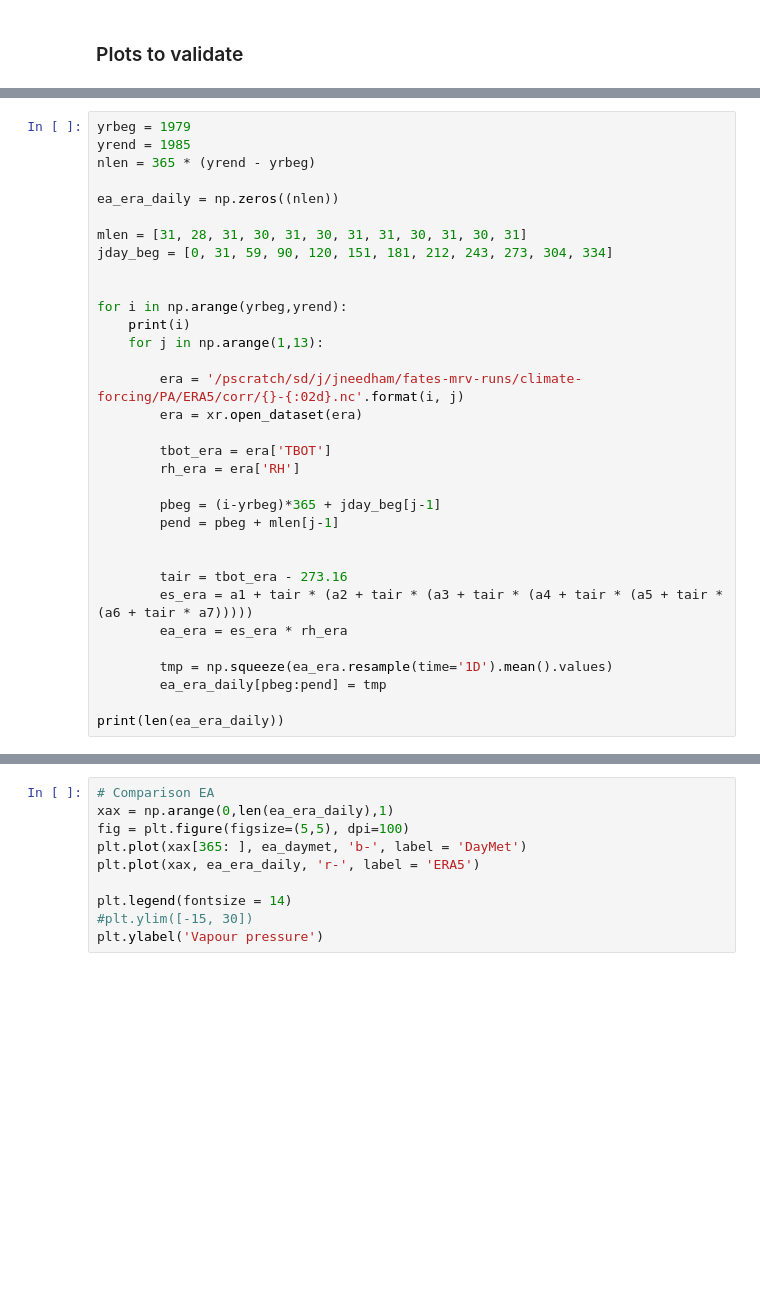
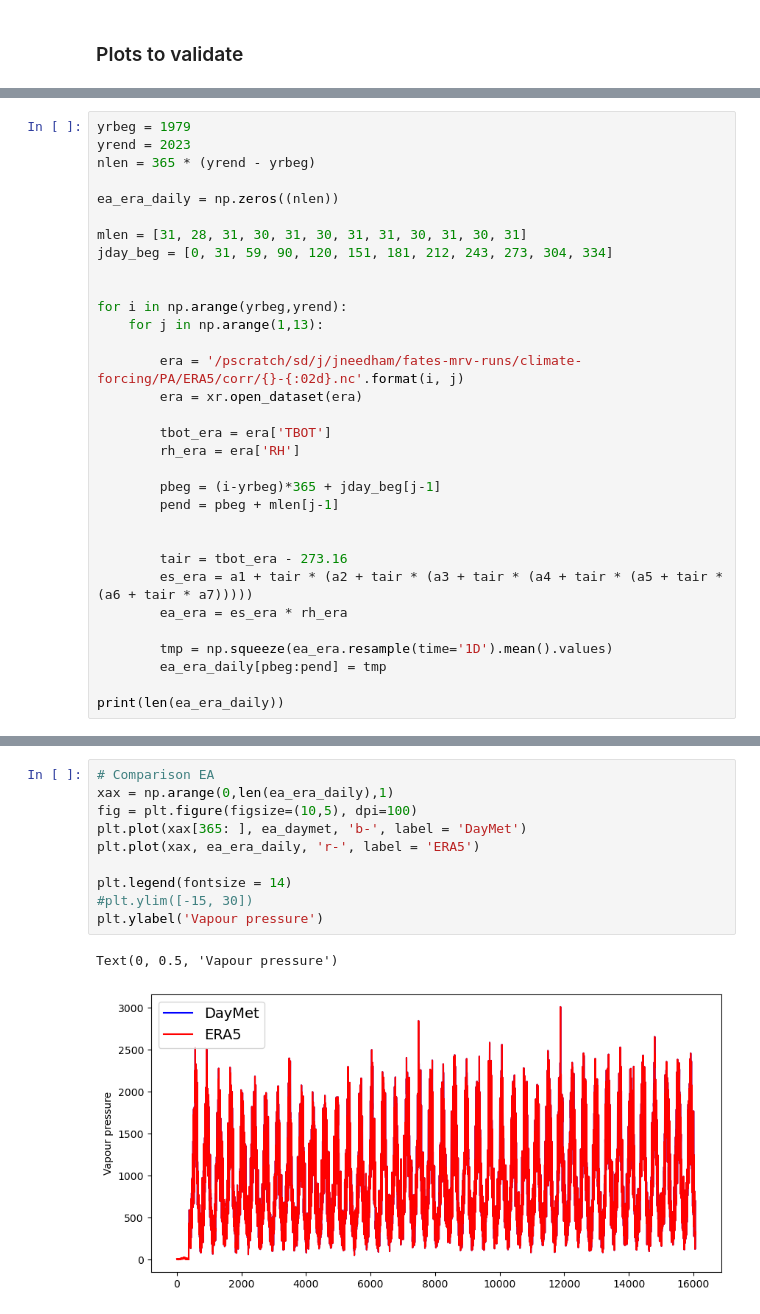
Before and after one commit to JessicaNeedham/FATES-MRV, a Jupyter notebook: climate_forcing_scripts/ERA5_PA_bias.ipynb, the cells around one changed output, grey strips where cells are left out. Drawn from its saved outputs; the diff is of its cells as text; blank space fills up the shorter version.

```diff
--- a/climate_forcing_scripts/ERA5_PA_bias.ipynb
+++ b/climate_forcing_scripts/ERA5_PA_bias.ipynb
@@ -314,6 +331,6 @@ plt.ylabel('Wind speed (mps)')
 # %%
 yrbeg = 1979
-yrend = 1985
+yrend = 2023
 nlen = 365 * (yrend - yrbeg)
 
 ea_era_daily = np.zeros((nlen))
@@ -323,7 +340,6 @@ jday_beg = [0, 31, 59, 90, 120, 151, 181, 212, 243, 273, 304, 334]
 
 
 for i in np.arange(yrbeg,yrend):
-    print(i)
     for j in np.arange(1,13):
 
         era = '/pscratch/sd/j/jneedham/fates-mrv-runs/climate-forcing/PA/ERA5/corr/{}-{:02d}.nc'.format(i, j)
@@ -354,10 +374,13 @@ ea_daymet = np.squeeze(df_daymet_yr['vp (Pa)'].values)
 # %%
 # Comparison EA
 xax = np.arange(0,len(ea_era_daily),1)
-fig = plt.figure(figsize=(5,5), dpi=100)
+fig = plt.figure(figsize=(10,5), dpi=100)
 plt.plot(xax[365: ], ea_daymet, 'b-', label = 'DayMet')
 plt.plot(xax, ea_era_daily, 'r-', label = 'ERA5')
 
 plt.legend(fontsize = 14)
 #plt.ylim([-15, 30])
 plt.ylabel('Vapour pressure')
+# %% [output]
+Text(0, 0.5, 'Vapour pressure')
+[figure, added]
```
Also changed, not shown: parts of 12 cells of this notebook.
